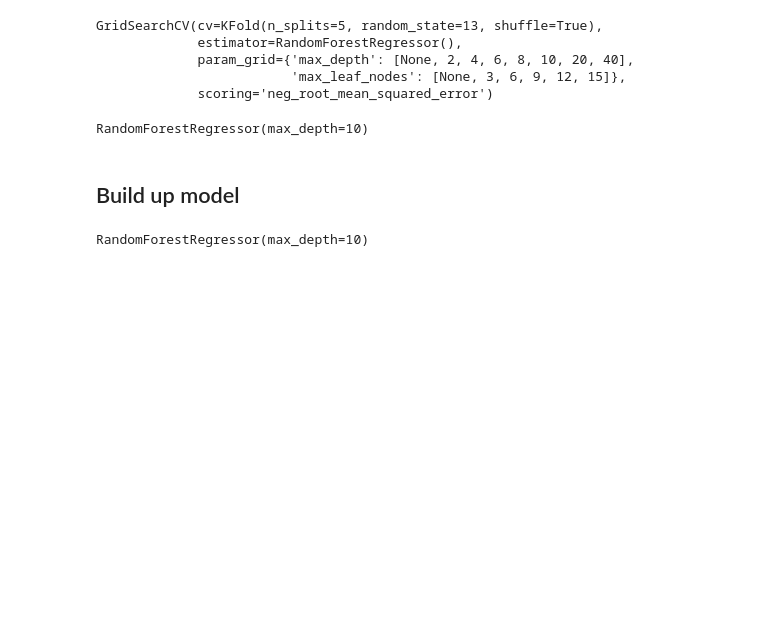
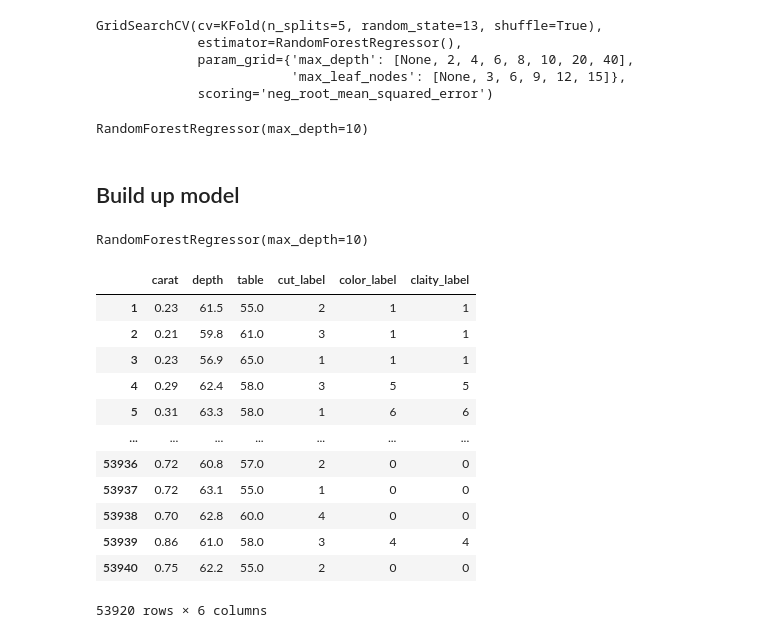
Before and after one commit to Intraraksa/ML-projects, a Jupyter notebook: Project/diamond/diamonds.ipynb, the cells around one changed output. Saved outputs shown, nothing was run; the diff lists cells and outputs as text; code cells hidden in the pictures; blank space fills up the shorter version.

Commit message:
drop x y x columns

```diff
--- a/Project/diamond/diamonds.ipynb
+++ b/Project/diamond/diamonds.ipynb
@@ -172,6 +150,0 @@ Label_enc.head()
-# %%
-# Merge dataframe
-df_enc = pd.concat([df_clean,Label_enc],axis=1)
-# %%
-# Drop object columns
-df_enc = df_enc.drop(['cut','color','clarity'],axis=1)
@@ -204,5 +170,5 @@ Name: price, dtype: float64
 # %%
-X = df_enc.drop(['price'],axis=1)
+X = df_enc.drop(['price','x','y','z'],axis=1)
 y = df_enc['price']
 # %%
 from sklearn.model_selection import train_test_split,cross_val_score
@@ -272,0 +240,16 @@ pickle.dump(scale,open("standard_scaler.pkl",'wb'))
+# %%
+X
+# %% [output]
+|  | carat | depth | table | cut_label | color_label | claity_label |
+| 1 | 0.23 | 61.5 | 55.0 | 2 | 1 | 1 |
+| 2 | 0.21 | 59.8 | 61.0 | 3 | 1 | 1 |
+| 3 | 0.23 | 56.9 | 65.0 | 1 | 1 | 1 |
+| 4 | 0.29 | 62.4 | 58.0 | 3 | 5 | 5 |
+| 5 | 0.31 | 63.3 | 58.0 | 1 | 6 | 6 |
+| ... | ... | ... | ... | ... | ... | ... |
+| 53936 | 0.72 | 60.8 | 57.0 | 2 | 0 | 0 |
+| 53937 | 0.72 | 63.1 | 55.0 | 1 | 0 | 0 |
+| 53938 | 0.70 | 62.8 | 60.0 | 4 | 0 | 0 |
+| 53939 | 0.86 | 61.0 | 58.0 | 3 | 4 | 4 |
+| 53940 | 0.75 | 62.2 | 55.0 | 2 | 0 | 0 |
+53920 rows × 6 columns
```
Also changed, not shown: parts of 8 cells of this notebook.
